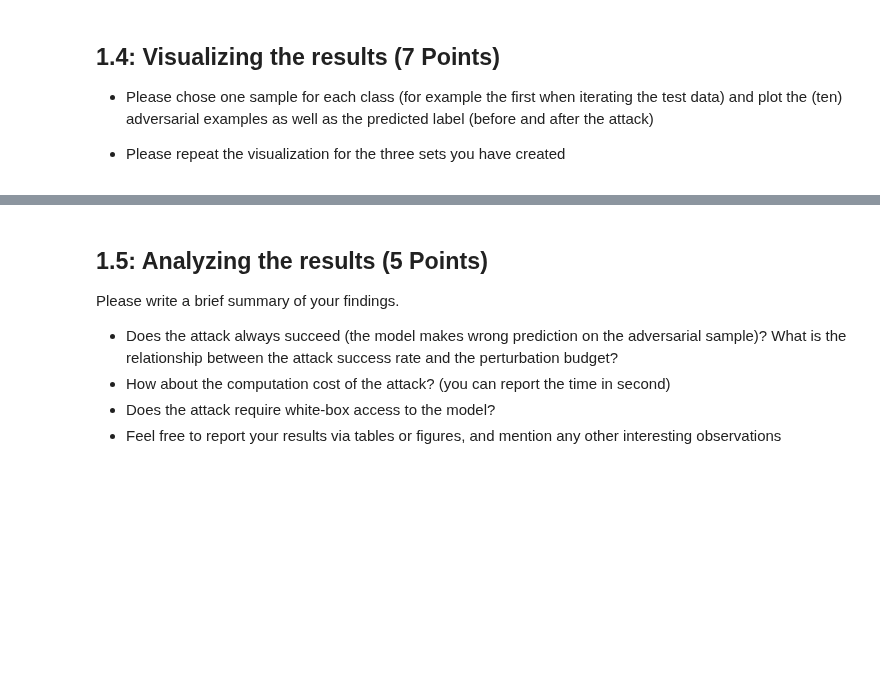
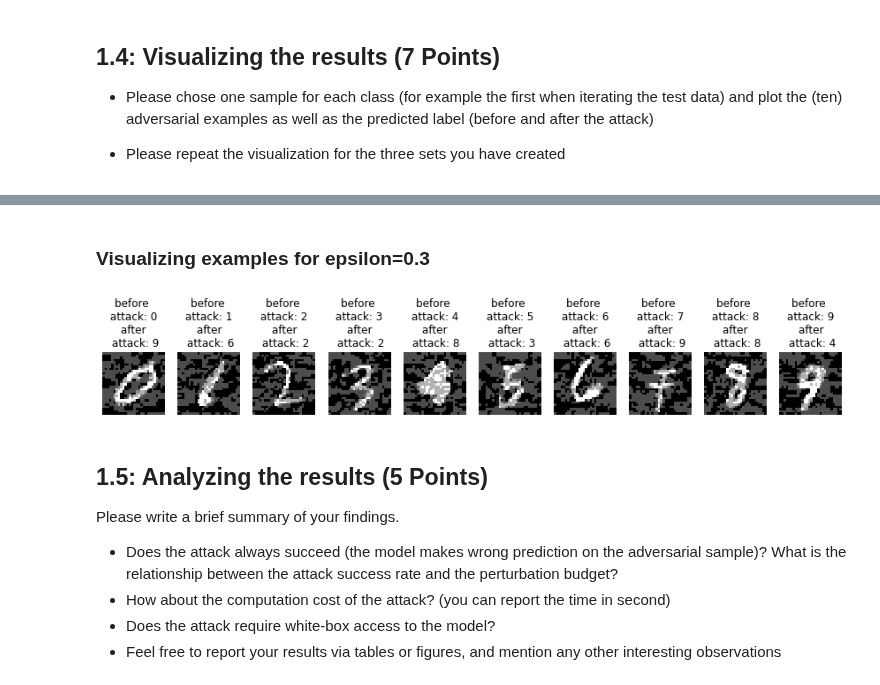
Before and after one commit to shahrukhx01/adversarial-ml-101, a Jupyter notebook: assignment2/shahrukh/2021_11_12_Task_02.ipynb.ipynb, the cells around one changed output, grey strips where cells are left out. Drawn from its saved outputs; the diff is of its cells as text; code cells hidden in the pictures; blank space fills up the shorter version.

```diff
--- a/assignment2/shahrukh/2021_11_12_Task_02.ipynb.ipynb
+++ b/assignment2/shahrukh/2021_11_12_Task_02.ipynb.ipynb
@@ -469,3 +517,9 @@ NameError: name 'images_ori' is not defined
+# %% [markdown]
+### Visualizing examples for epsilon=0.3
+# %%
+visualize_perturbed_samples(epsilon=0.3)
+# %% [output]
+[figure, added]
 # %% [markdown]
 ## 1.5: Analyzing the results (5 Points)
 
```
Also changed, not shown: parts of 10 cells of this notebook.
